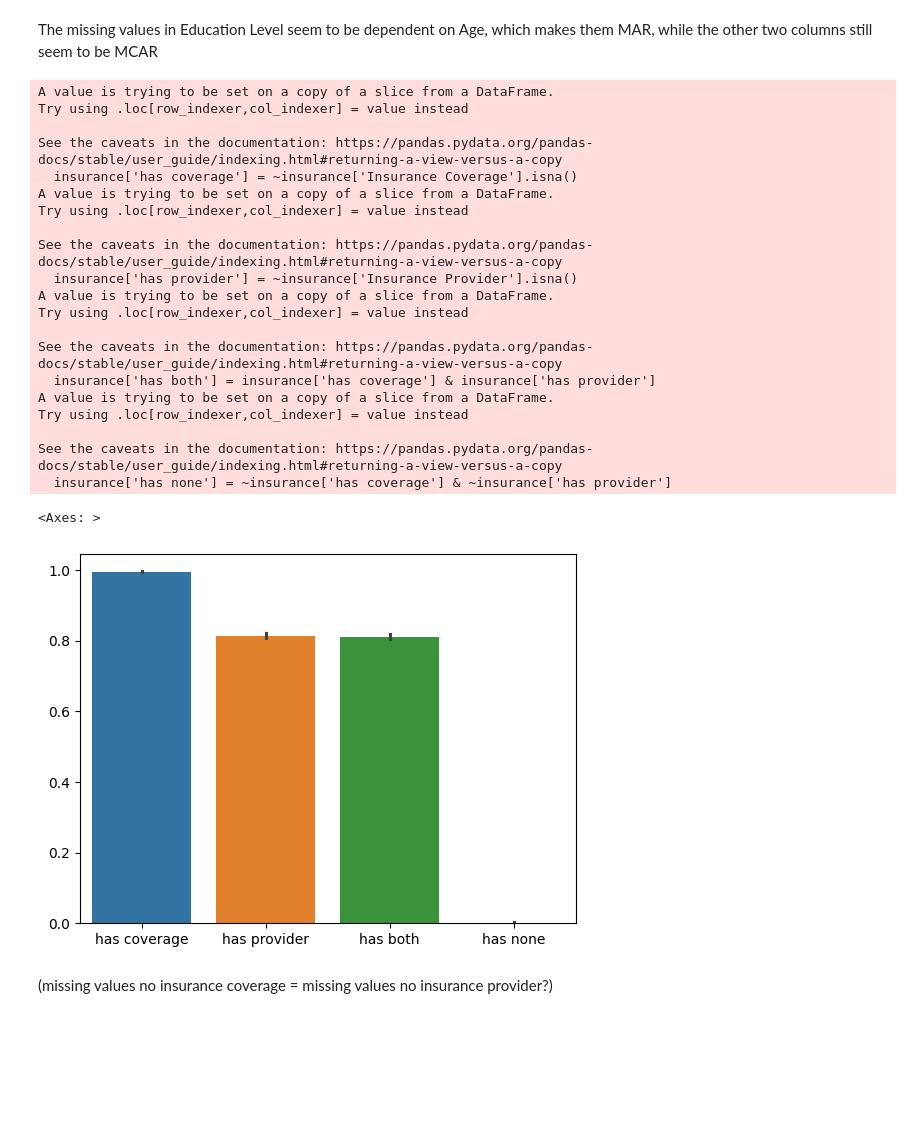
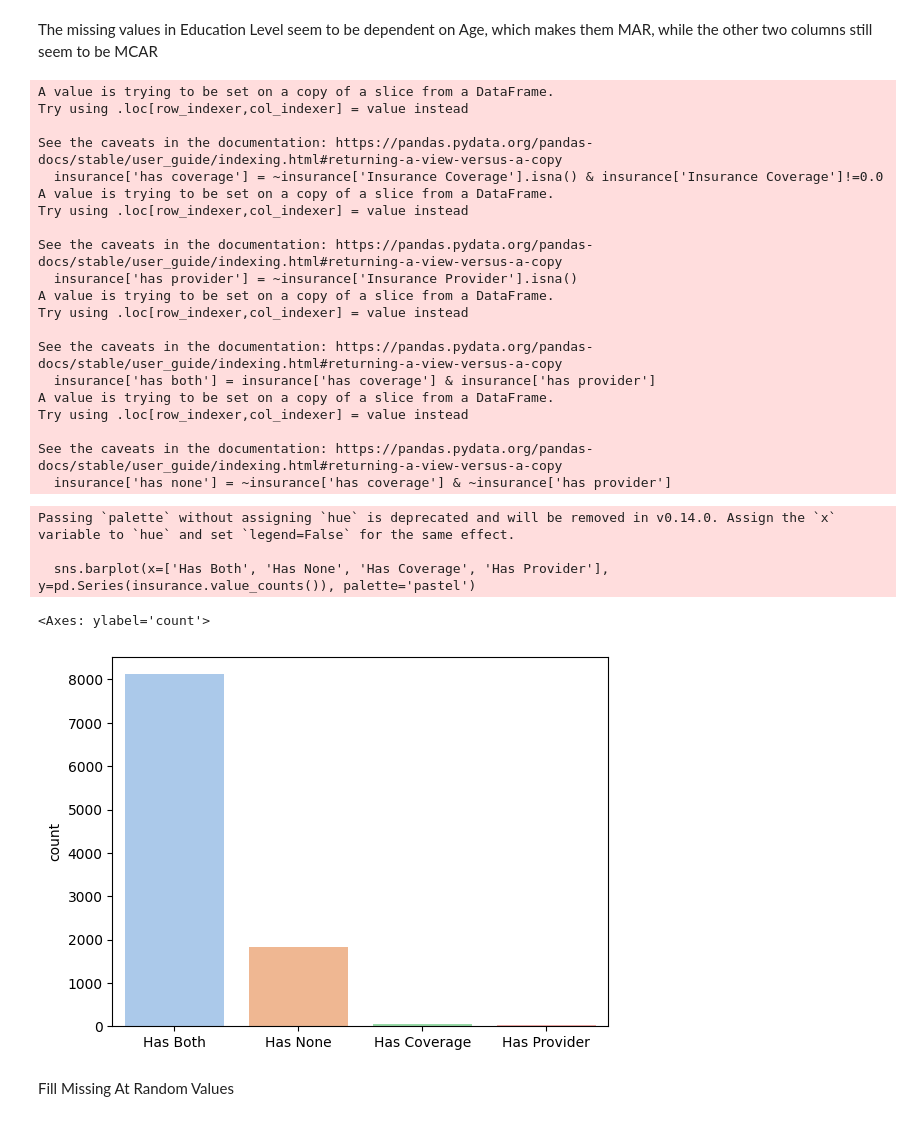
Before and after one commit to amdbsilva/pre-processing, a Jupyter notebook: projeto de datapreprocessing.ipynb, the cells around one changed output. Cells and saved outputs as stored; diff of their text form; code cells hidden in the pictures; blank space fills up the shorter version.

```diff
--- a/projeto de datapreprocessing.ipynb
+++ b/projeto de datapreprocessing.ipynb
@@ -132,7 +132,7 @@ plt.show()
 The missing values in Education Level seem to be dependent on Age, which makes them MAR, while the other two columns still seem to be MCAR
 # %%
 insurance = data[['Insurance Coverage', 'Insurance Provider']]
-insurance['has coverage'] = ~insurance['Insurance Coverage'].isna()
+insurance['has coverage'] = ~insurance['Insurance Coverage'].isna() & insurance['Insurance Coverage']!=0.0
 insurance['has provider'] = ~insurance['Insurance Provider'].isna()
 
 insurance['has both'] = insurance['has coverage'] & insurance['has provider']
@@ -144,7 +144,7 @@ A value is trying to be set on a copy of a slice from a DataFrame.
 Try using .loc[row_indexer,col_indexer] = value instead
 
 See the caveats in the documentation: https://pandas.pydata.org/pandas-docs/stable/user_guide/indexing.html#returning-a-view-versus-a-copy
-  insurance['has coverage'] = ~insurance['Insurance Coverage'].isna()
+  insurance['has coverage'] = ~insurance['Insurance Coverage'].isna() & insurance['Insurance Coverage']!=0.0
 A value is trying to be set on a copy of a slice from a DataFrame.
 Try using .loc[row_indexer,col_indexer] = value instead
 
@@ -161,9 +161,12 @@ Try using .loc[row_indexer,col_indexer] = value instead
 See the caveats in the documentation: https://pandas.pydata.org/pandas-docs/stable/user_guide/indexing.html#returning-a-view-versus-a-copy
   insurance['has none'] = ~insurance['has coverage'] & ~insurance['has provider']
 # %%
-sns.barplot(insurance)
+sns.barplot(x=['Has Both', 'Has None', 'Has Coverage', 'Has Provider'], y=pd.Series(insurance.value_counts()), palette='pastel')
 # %% [output]
-<Axes: >
+Passing `palette` without assigning `hue` is deprecated and will be removed in v0.14.0. Assign the `x` variable to `hue` and set `legend=False` for the same effect.
+
+  sns.barplot(x=['Has Both', 'Has None', 'Has Coverage', 'Has Provider'], y=pd.Series(insurance.value_counts()), palette='pastel')
+<Axes: ylabel='count'>
-[figure, old version]
+[figure, new version]
-# %% [markdown]
-(missing values no insurance coverage = missing values no insurance provider?)
+# %% [markdown]
+Fill Missing At Random Values
```
Also changed, not shown: parts of 10 cells of this notebook.
